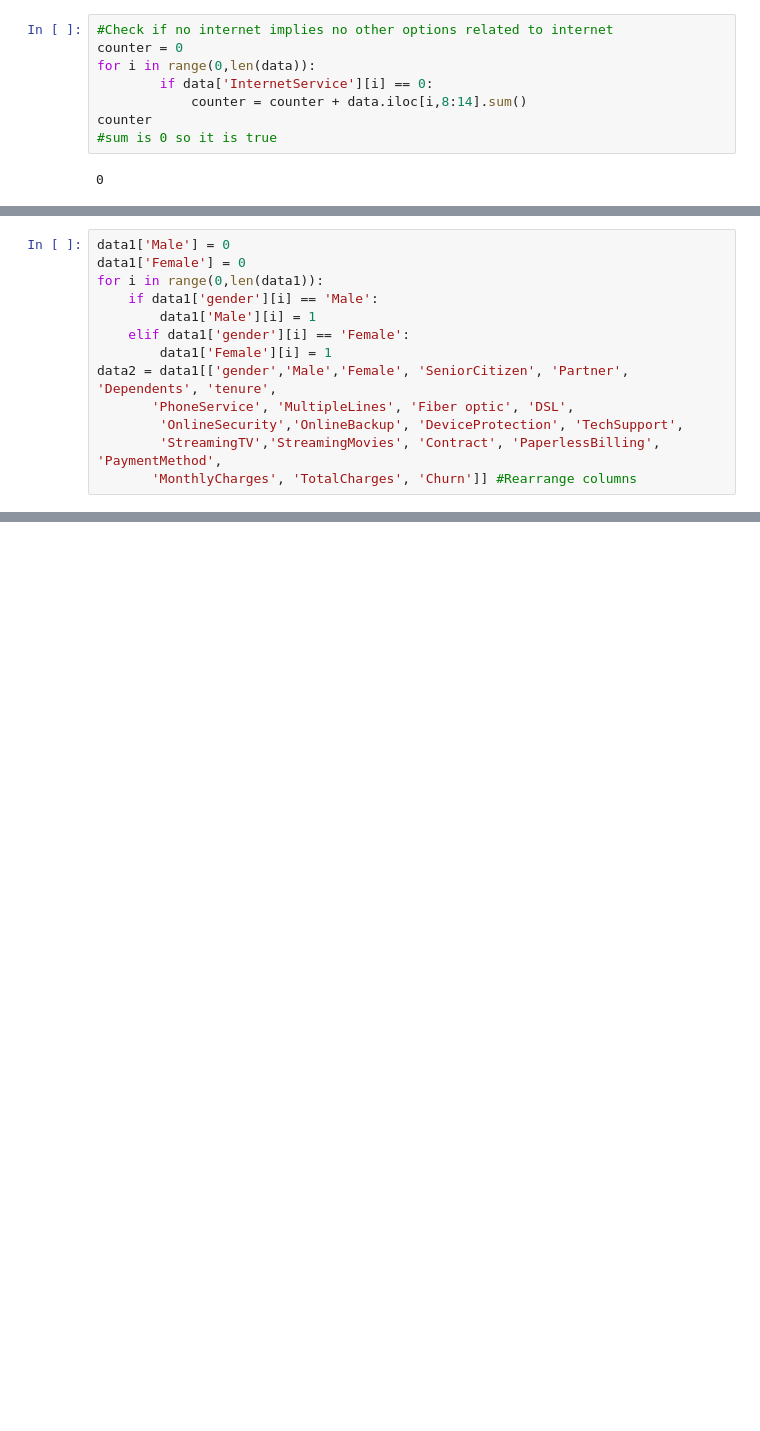
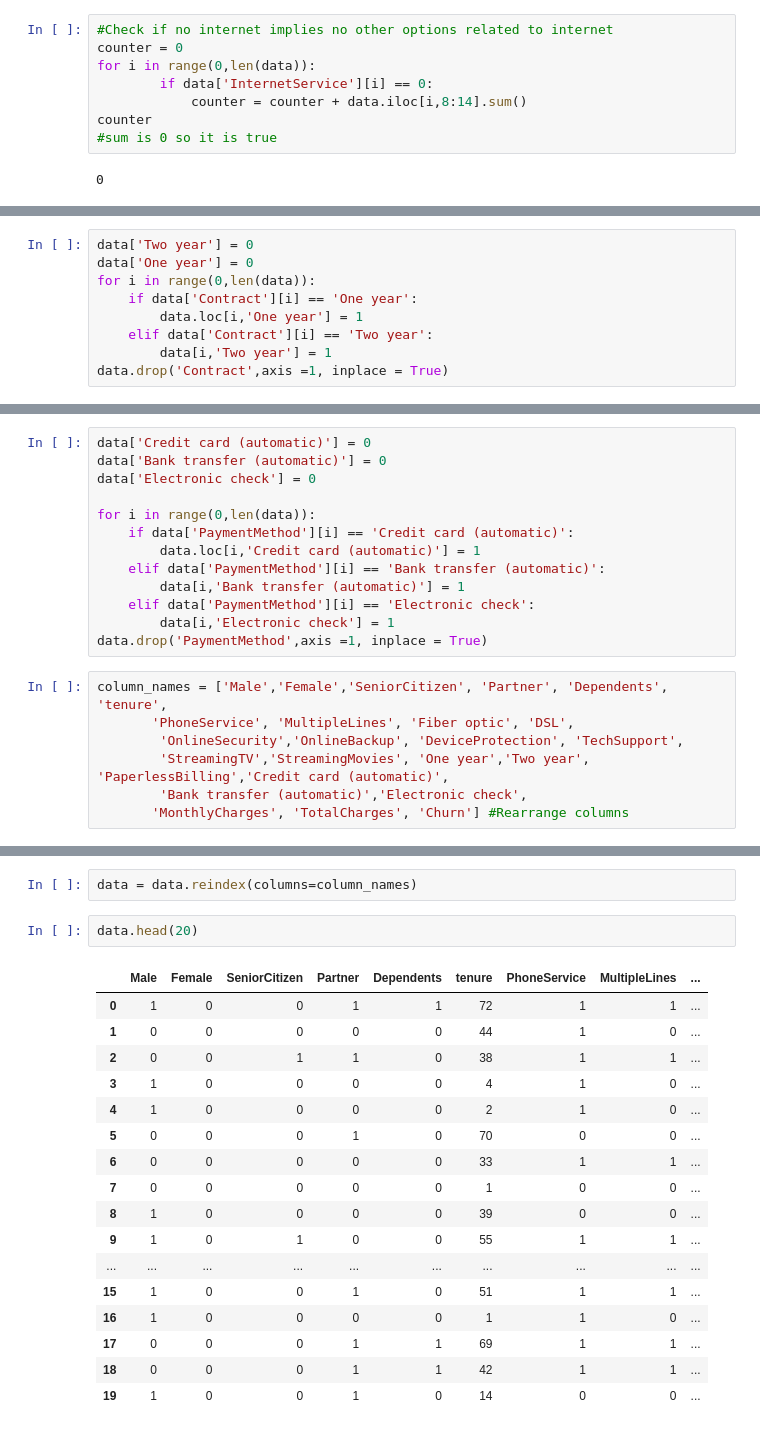
Before and after one commit to joebar200/DAIP-project-5-, a Jupyter notebook: Case 5 data cleaning.ipynb, the cells around one changed output, grey strips where cells are left out. Saved outputs shown, nothing was run; the diff lists cells and outputs as text; blank space fills up the shorter version.

```diff
--- a/Case 5 data cleaning.ipynb
+++ b/Case 5 data cleaning.ipynb
@@ -178,0 +150,9 @@ data1.head(5)
+# %%
+data['Two year'] = 0
+data['One year'] = 0
+for i in range(0,len(data)):
+    if data['Contract'][i] == 'One year':
+        data.loc[i,'One year'] = 1
+    elif data['Contract'][i] == 'Two year':
+        data[i,'Two year'] = 1
+data.drop('Contract',axis =1, inplace = True)
@@ -179,13 +164,20 @@ data1.head(5)
+# %%
+data['Credit card (automatic)'] = 0
+data['Bank transfer (automatic)'] = 0
+data['Electronic check'] = 0
+
+for i in range(0,len(data)):
+    if data['PaymentMethod'][i] == 'Credit card (automatic)':
+        data.loc[i,'Credit card (automatic)'] = 1
+    elif data['PaymentMethod'][i] == 'Bank transfer (automatic)':
+        data[i,'Bank transfer (automatic)'] = 1
+    elif data['PaymentMethod'][i] == 'Electronic check':
+        data[i,'Electronic check'] = 1
+data.drop('PaymentMethod',axis =1, inplace = True)
 # %%
-data1['Male'] = 0
-data1['Female'] = 0
-for i in range(0,len(data1)):
-    if data1['gender'][i] == 'Male':
-        data1['Male'][i] = 1
-    elif data1['gender'][i] == 'Female':
-        data1['Female'][i] = 1
-data2 = data1[['gender','Male','Female', 'SeniorCitizen', 'Partner', 'Dependents', 'tenure',
+column_names = ['Male','Female','SeniorCitizen', 'Partner', 'Dependents', 'tenure',
        'PhoneService', 'MultipleLines', 'Fiber optic', 'DSL',
         'OnlineSecurity','OnlineBackup', 'DeviceProtection', 'TechSupport',
-        'StreamingTV','StreamingMovies', 'Contract', 'PaperlessBilling', 'PaymentMethod',
-       'MonthlyCharges', 'TotalCharges', 'Churn']] #Rearrange columns
+        'StreamingTV','StreamingMovies', 'One year','Two year', 'PaperlessBilling','Credit card (automatic)',
+        'Bank transfer (automatic)','Electronic check',
+       'MonthlyCharges', 'TotalCharges', 'Churn'] #Rearrange columns
@@ -216,0 +184,22 @@ data2
+# %%
+data = data.reindex(columns=column_names)
+# %%
+data.head(20)
+# %% [output]
+|  | Male | Female | SeniorCitizen | Partner | Dependents | tenure | PhoneService | MultipleLines | ... |
+| 0 | 1 | 0 | 0 | 1 | 1 | 72 | 1 | 1 | ... |
+| 1 | 0 | 0 | 0 | 0 | 0 | 44 | 1 | 0 | ... |
+| 2 | 0 | 0 | 1 | 1 | 0 | 38 | 1 | 1 | ... |
+| 3 | 1 | 0 | 0 | 0 | 0 | 4 | 1 | 0 | ... |
+| 4 | 1 | 0 | 0 | 0 | 0 | 2 | 1 | 0 | ... |
+| 5 | 0 | 0 | 0 | 1 | 0 | 70 | 0 | 0 | ... |
+| 6 | 0 | 0 | 0 | 0 | 0 | 33 | 1 | 1 | ... |
+| 7 | 0 | 0 | 0 | 0 | 0 | 1 | 0 | 0 | ... |
+| 8 | 1 | 0 | 0 | 0 | 0 | 39 | 0 | 0 | ... |
+| 9 | 1 | 0 | 1 | 0 | 0 | 55 | 1 | 1 | ... |
+| ... | ... | ... | ... | ... | ... | ... | ... | ... | ... |
+| 15 | 1 | 0 | 0 | 1 | 0 | 51 | 1 | 1 | ... |
+| 16 | 1 | 0 | 0 | 0 | 0 | 1 | 1 | 0 | ... |
+| 17 | 0 | 0 | 0 | 1 | 1 | 69 | 1 | 1 | ... |
+| 18 | 0 | 0 | 0 | 1 | 1 | 42 | 1 | 1 | ... |
+| 19 | 1 | 0 | 0 | 1 | 0 | 14 | 0 | 0 | ... |
```
Also changed, not shown: parts of 17 cells of this notebook.
